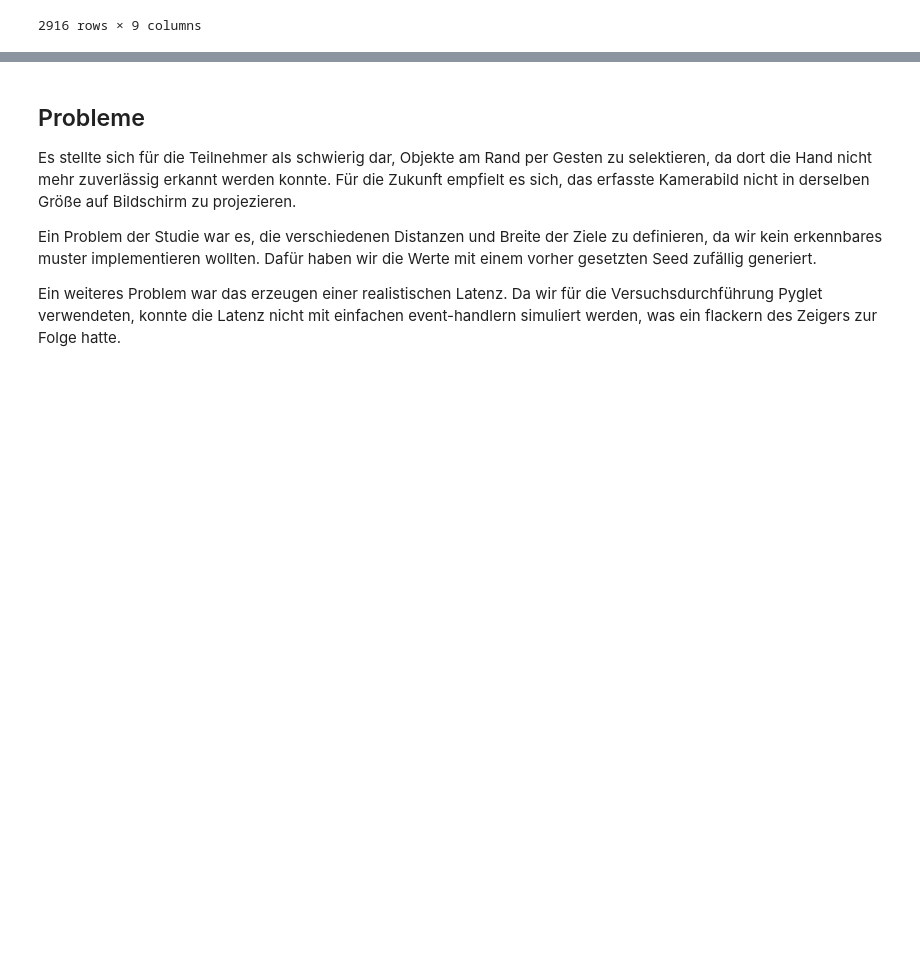
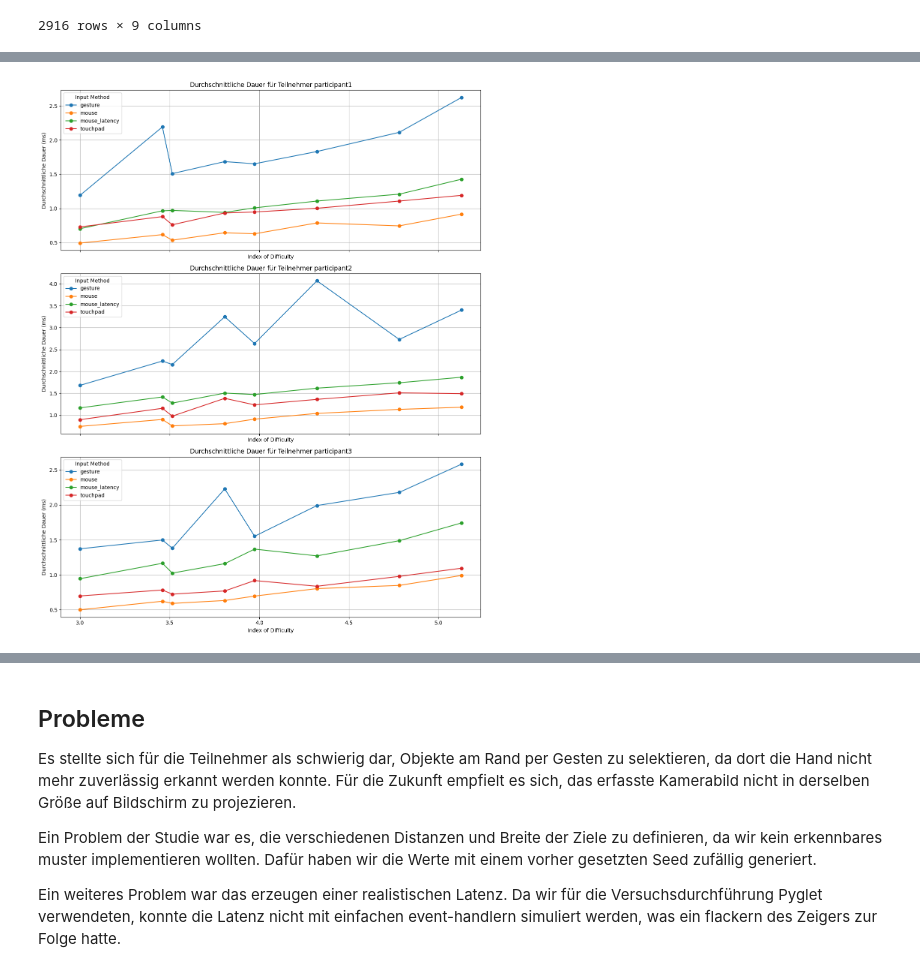
Before and after one commit to ITT-24/assignment-07-pointing-die-anderen, a Jupyter notebook: study.ipynb, the cells around one changed output, grey strips where cells are left out. Saved outputs shown, nothing was run; the diff lists cells and outputs as text; code cells hidden in the pictures; blank space fills up the shorter version.

```diff
--- a/study.ipynb
+++ b/study.ipynb
@@ -76,0 +90,25 @@ combined_df
+# %%
+unique_participants = average_duration['participant_id'].unique()
+num_participants = len(unique_participants)
+fig, axes = plt.subplots(num_participants, 1, figsize=(12, 5 * num_participants), sharex=True)
+
+if num_participants == 1:
+    axes = [axes]
+
+for ax, pid in zip(axes, unique_participants):
+    participant_data = average_duration[average_duration['participant_id'] == pid]
+    for method in participant_data['input_method'].unique():
+        method_data = participant_data[participant_data['input_method'] == method]
+        if not method_data.empty:
+            ax.plot(method_data['index_of_difficulty'], method_data['duration'], marker='o', linestyle='-', label=method)
+
+    ax.set_title(f'Durchschnittliche Dauer für Teilnehmer {pid}')
+    ax.set_xlabel('Index of Difficulty')
+    ax.set_ylabel('Durchschnittliche Dauer (ms)')
+    ax.legend(title='Input Method')
+    ax.grid(True)
+
+plt.tight_layout()
+plt.show()
+# %% [output]
+[figure, added]
```
Also changed, not shown: parts of 8 cells of this notebook.
